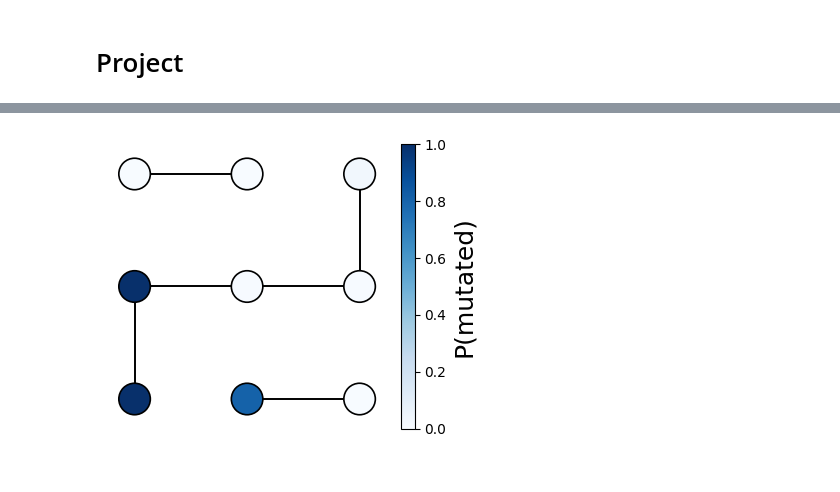
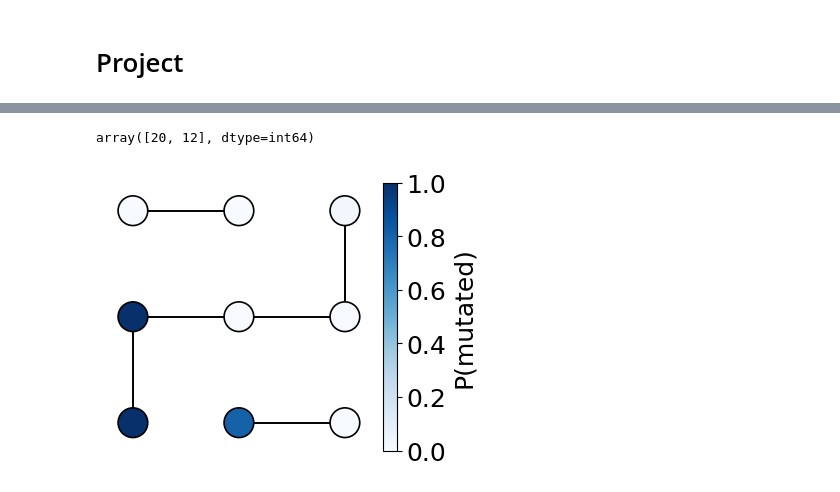
Before and after one commit to m-huot/ESCAPE_PATHS, a Jupyter notebook: lattice/Figure 2e.ipynb, the cells around one changed output, grey strips where cells are left out. Saved outputs shown, nothing was run; the diff lists cells and outputs as text; code cells hidden in the pictures.

Commit message:
updated figures

```diff
--- a/lattice/Figure 2e.ipynb
+++ b/lattice/Figure 2e.ipynb
@@ -219,3 +582,7 @@ paths_mcmc_2d 5 (7, 2)
+# %%
+idx
+# %% [output]
+array([20, 12], dtype=int64)
 # %%
 path_proba = '../mean_field_theory/results_scripts/lattice/mean_f_lattice_T_6_beta_w_1_beta_phi_1.npy'
 probas = np.load(path_proba)  # shape: (amino_acid, step, site)
@@ -375,32 +742,32 @@ def plot_epitope_pmut(
         edge_colour="black",
         scale=0.35,
         radius=0.14,
         z=3,
         cmap_name=cmap_name,
         norm=norm
     )
 
     # colorbar
     sm = ScalarMappable(norm=norm, cmap=cmap)
     sm.set_array([])
     cbar = fig.colorbar(sm, ax=ax, fraction=0.046, pad=0.04)
     cbar.set_label("P(mutated)", fontsize=18)
-
+    cbar.ax.tick_params(labelsize=18)           # bigger tick numbers
     ax.set_aspect("equal")
     ax.axis("off")
     # ax.set_title("Mean field")
 
     plt.tight_layout()
     return fig, ax
 
 # ─────────────────────────────  USAGE  ───────────────────────────── #
 # probas = np.load(path_proba)  # shape: (A, T, S)
 # Option 1: from most probable aa at step 0
 fig, ax = plot_epitope_pmut(probas, step=-1)
 
 # Option 2: provide explicit wild-type letters for sites (1-based indexing)
 # wt = {25:"Y", 26:"L", 9:"F", 12:"S", 11:"T", 10:"Q", 13:"N", 16:"V", 17:"I"}
 # fig, ax = plot_epitope_pmut(probas, step=5, wt_letters=wt)
 # plt.show()
 # %% [output]
-[figure, old version]
+[figure, new version]
```
Also changed, not shown: parts of 7 cells of this notebook, 2 other files.
